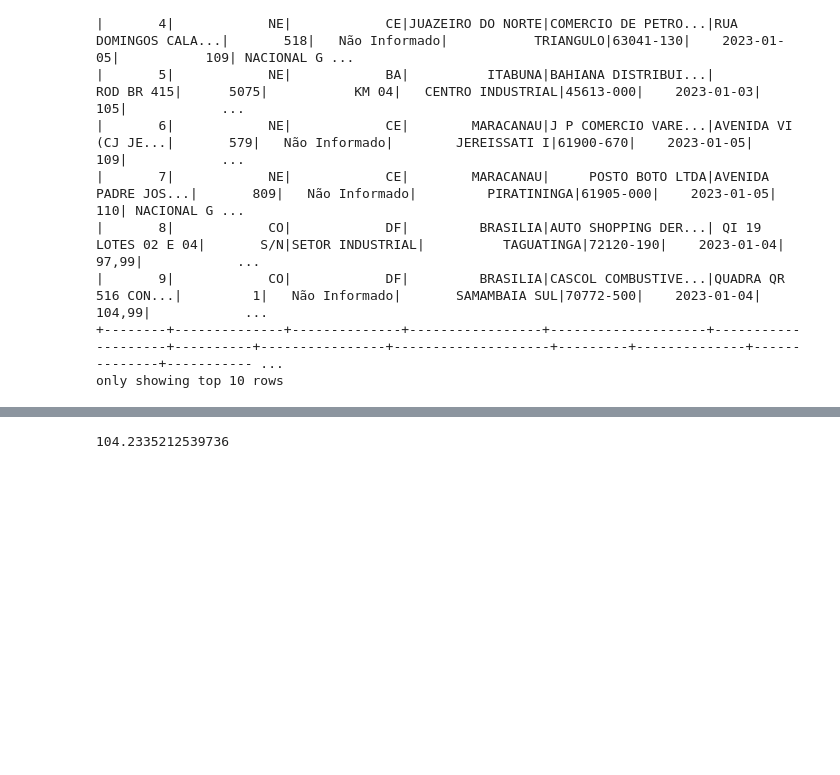
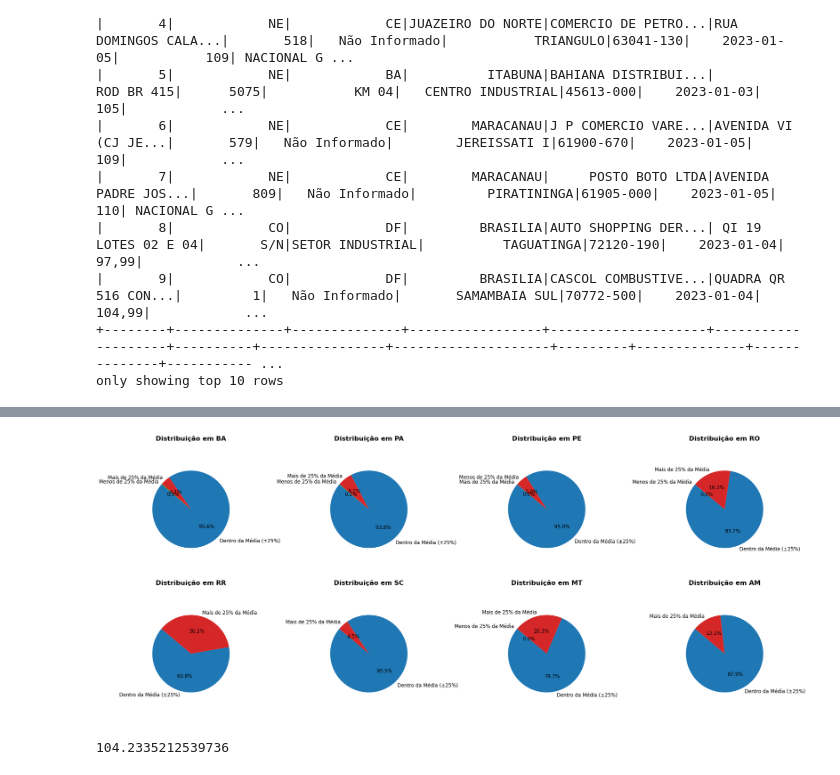
Before and after one commit to KoreTane/Analise-GLP, a Jupyter notebook: AnálisePreçoGLP.ipynb, the cells around one changed output, grey strips where cells are left out. Drawn from its saved outputs; the diff is of its cells as text; code cells hidden in the pictures; blank space fills up the shorter version.

```diff
--- a/AnálisePreçoGLP.ipynb
+++ b/AnálisePreçoGLP.ipynb
@@ -541,3 +542,43 @@ plt.show()
+# %%
+# Aplicar a função para categorizar os valores
+union_df_pd['Categoria'] = union_df_pd['Valor de Venda'].apply(categorizar_valor)
+estados_desejados = ['BA', 'PE', 'PA', 'RR', 'RO', 'SC', 'MT','AM']
+union_df_filtered = union_df_pd[union_df_pd['Estado - Sigla'].isin(estados_desejados)]
+
+# Obter a lista de estados únicos filtrados
+estados = union_df_filtered['Estado - Sigla'].unique()
+
+# Cores para cada categoria (cores mais vivas)
+cores = ['#1f77b4','#d62728', '#2ca02c']  # azul, verde e vermelho
+
+# Criar subplots para os gráficos de pizza
+num_estados = len(estados)
+num_colunas = 4
+num_linhas = (num_estados + num_colunas - 1) // num_colunas  # Número de linhas necessárias
+
+fig, axs = plt.subplots(num_linhas, num_colunas, figsize=(24, num_linhas * 5))
+axs = axs.flatten()  # Facilita o acesso aos eixos
+
+# Criar gráficos de pizza para cada estado
+for i, estado in enumerate(estados):
+    contagem_categorias = union_df_filtered[union_df_filtered['Estado - Sigla'] == estado]['Categoria'].value_counts()
+
+    axs[i].pie(contagem_categorias, labels=contagem_categorias.index, autopct='%1.1f%%', startangle=140, colors=cores)
+    axs[i].set_title(f'Distribuição em {estado}', fontsize=16, fontweight='bold')  # Título saliente
+    axs[i].axis('equal')  # Para garantir que o gráfico seja um círculo
+
+    # Melhorar a legibilidade do texto
+    for text in axs[i].texts:
+        text.set_fontsize(12)  # Aumentar o tamanho da fonte
+
+# Remover eixos não utilizados
+for j in range(i + 1, len(axs)):
+    fig.delaxes(axs[j])
+
+plt.tight_layout()
+plt.show()
+# %% [output]
+[figure, added]
 # %%
 union_df_pd['Valor de Venda'].mean()
 # %% [output]
```
Also changed, not shown: parts of 1 cell of this notebook.
